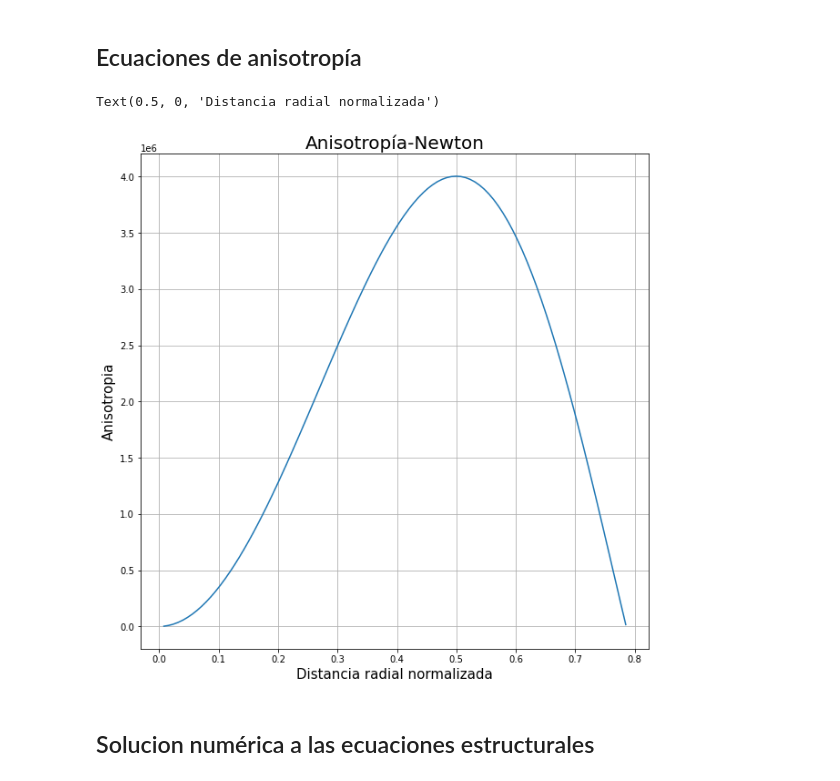
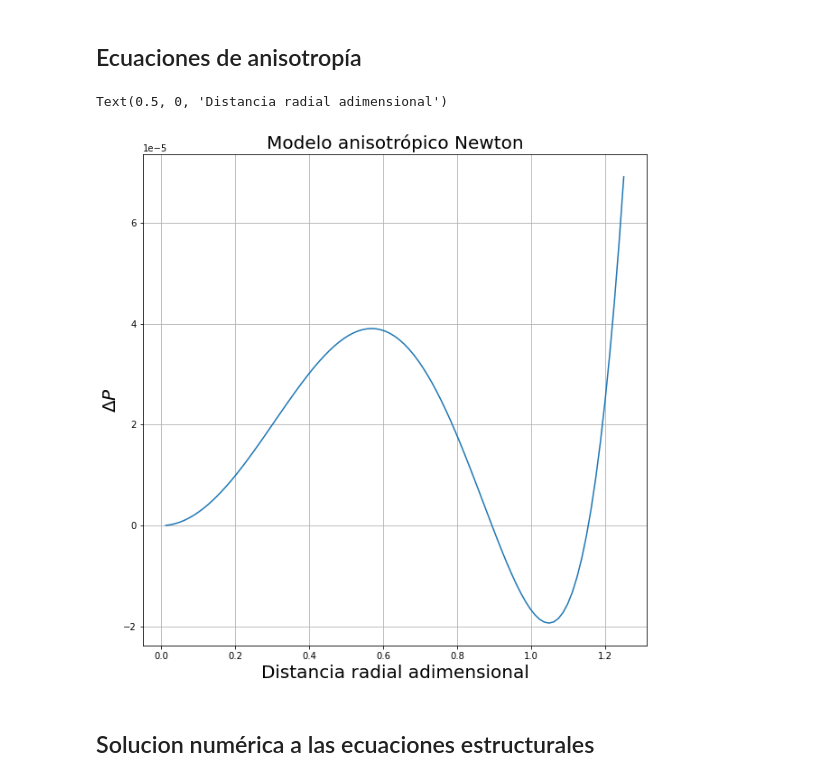
Before and after one commit to Vendetta0462/TareasCursos, a Jupyter notebook: Asign_Topicos/Integración_EqEstructural.ipynb, the cells around one changed output. Cells and saved outputs as stored; diff of their text form; code cells hidden in the pictures.

```diff
--- a/Asign_Topicos/Integración_EqEstructural.ipynb
+++ b/Asign_Topicos/Integración_EqEstructural.ipynb
@@ -9,11 +9,14 @@ import matplotlib.pyplot as plt
 import sympy as sym
 import astropy.constants as ast
 # %%
-M = 1.989e30 #masa total
+M = 1.4*(1.989e30) #masa total
 #M = 1.989e5
-R = 696340e3 #Radio
-P = 2.65e16 #Presión central
-D = 150e3 #Densidad central
+#R = 696340e3 #Radio
+R = 10e3
+#P = 2.65e16 #Presión central
+P = 10e34
+#D = 150e3 #Densidad central
+D = 8e18
 c = ast.c.value
 G = ast.G.value
 # %%
@@ -82,7 +85,7 @@ Text(0, 0.5, 'Masa adimensional')
 ## Ecuaciones de anisotropía
 # %%
 def newt(C,m):
-    return (C*m*density())/r_ #Anisotropía para el encuadre Newton
+    return (C*G*m*density())/r_ #Anisotropía para el encuadre Newton
 
 def HIM(C):
     return C*(p_/r_) #Anisotropía de Horvat-Ilijic-Marunovic
@@ -89,16 +98,16 @@ def HIM(C):
 # %%
-s = newt(1e6,mass())
-s = sym.lambdify(r_,s)
-rad = np.linspace(0,0.785,100)
+l = newt(1e6,mass())
+s = sym.lambdify(r_,l)
+rad = np.linspace(0,1.25,100)
 plt.figure(figsize=(10,10))
 plt.plot(rad, s(rad))
 plt.grid()
-plt.title('Anisotropía-Newton',fontsize=20)
-plt.ylabel('Anisotropia', fontsize=15)
-plt.xlabel('Distancia radial normalizada', fontsize=15)
+plt.title('Modelo anisotrópico Newton',fontsize=20)
+plt.ylabel(r'$\Delta P$', fontsize=20)
+plt.xlabel('Distancia radial adimensional', fontsize=20)
 # %% [output]
-Text(0.5, 0, 'Distancia radial normalizada')
+Text(0.5, 0, 'Distancia radial adimensional')
-[figure, old version]
+[figure, new version]
 # %% [markdown]
 ## Solucion numérica a las ecuaciones estructurales
 # %% [markdown]
```
Also changed, not shown: parts of 10 cells of this notebook.
